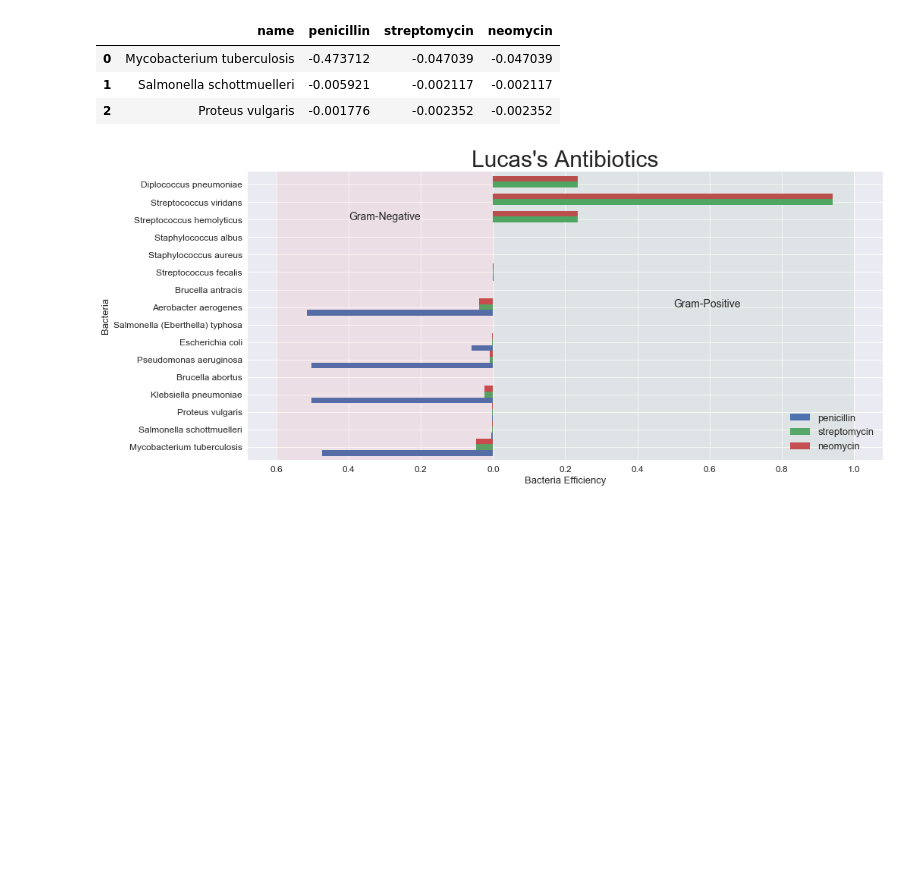
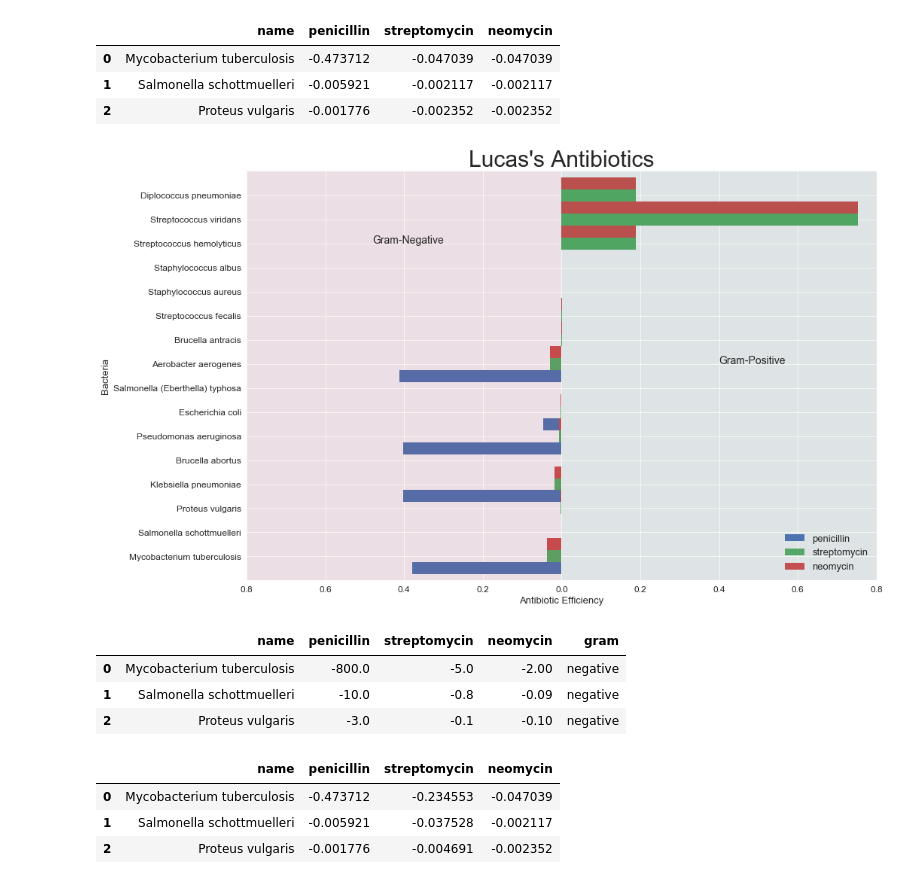
Before and after one commit to cottalucas/ds-2017, a Jupyter notebook: Viz/burtin's antibiotics parody .ipynb, the cells around one changed output. Saved outputs shown, nothing was run; the diff lists cells and outputs as text; code cells hidden in the pictures; blank space fills up the shorter version.

```diff
--- a/Viz/burtin's antibiotics parody .ipynb
+++ b/Viz/burtin's antibiotics parody .ipynb
@@ -52,30 +48,30 @@ df_.head(3)
 # %%
 #fig = plt.figure(figsize=(10,5))
 #ax = fig.add_subplot(111)
 
 g = df_.plot(x='name',
             kind='barh',
-            figsize=(15,7),
+            figsize=(15,10),
             fontsize=12,
-            width=1
+            width=1.5
 
 )
 
 g.set_title('Lucas\'s Antibiotics', fontsize= 30)
+g.set_xlim([-1, 1])
+g.set_xticklabels([0.8, 0.6, 0.4, 0.2, 0.0, 0.2, 0.4, 0.6, 0.8, 1.0])
 
-g.set_xticklabels([0.8,0.6, 0.4, 0.2, 0.0, 0.2, 0.4, 0.6, 0.8, 1.0])
-
-g.set_xlabel("Bacteria Efficiency", fontsize=13)
+g.set_xlabel("Antibiotic Efficiency", fontsize=13)
 g.set_ylabel("Bacteria", fontsize=13)
 
-g.axvspan(-.6, 0, color='r', alpha=0.05, lw=0)
+g.axvspan(-1, 0, color='r', alpha=0.05, lw=0)
 g.axvspan(0, 1, color='g', alpha=0.05, lw=0)
 
-g.text(-.4, 13, 'Gram-Negative', fontsize=14)
+g.text(-.6, 13, 'Gram-Negative', fontsize=14)
 g.text(.5, 8, 'Gram-Positive', fontsize=14)
 
 g.legend(loc=4,prop={'size':13})
 
 None
 # %% [output]
-[figure, old version]
+[figure, new version]
@@ -81,0 +82,7 @@ None
+# %%
+_df_.head(3)
+# %% [output]
+|  | name | penicillin | streptomycin | neomycin | gram |
+| 0 | Mycobacterium tuberculosis | -800.0 | -5.0 | -2.00 | negative |
+| 1 | Salmonella schottmuelleri | -10.0 | -0.8 | -0.09 | negative |
+| 2 | Proteus vulgaris | -3.0 | -0.1 | -0.10 | negative |
@@ -81,0 +94,7 @@ None
+# %%
+_df_.head(3)
+# %% [output]
+|  | name | penicillin | streptomycin | neomycin |
+| 0 | Mycobacterium tuberculosis | -0.473712 | -0.234553 | -0.047039 |
+| 1 | Salmonella schottmuelleri | -0.005921 | -0.037528 | -0.002117 |
+| 2 | Proteus vulgaris | -0.001776 | -0.004691 | -0.002352 |
```
Also changed, not shown: parts of 6 cells of this notebook.
